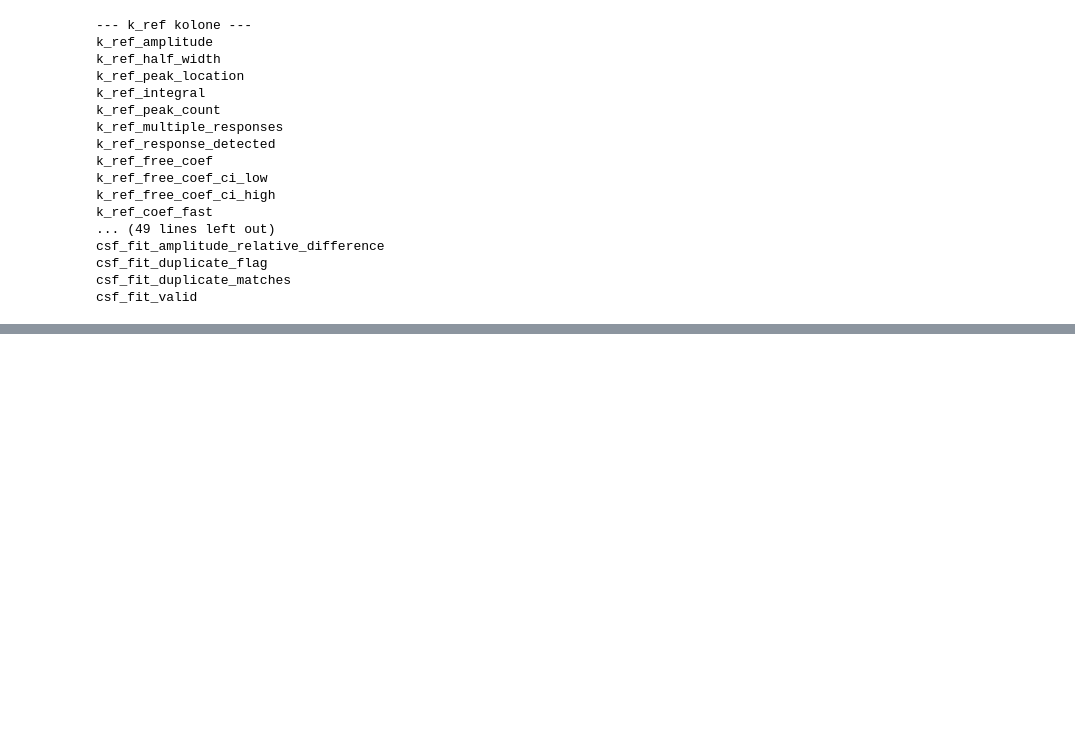
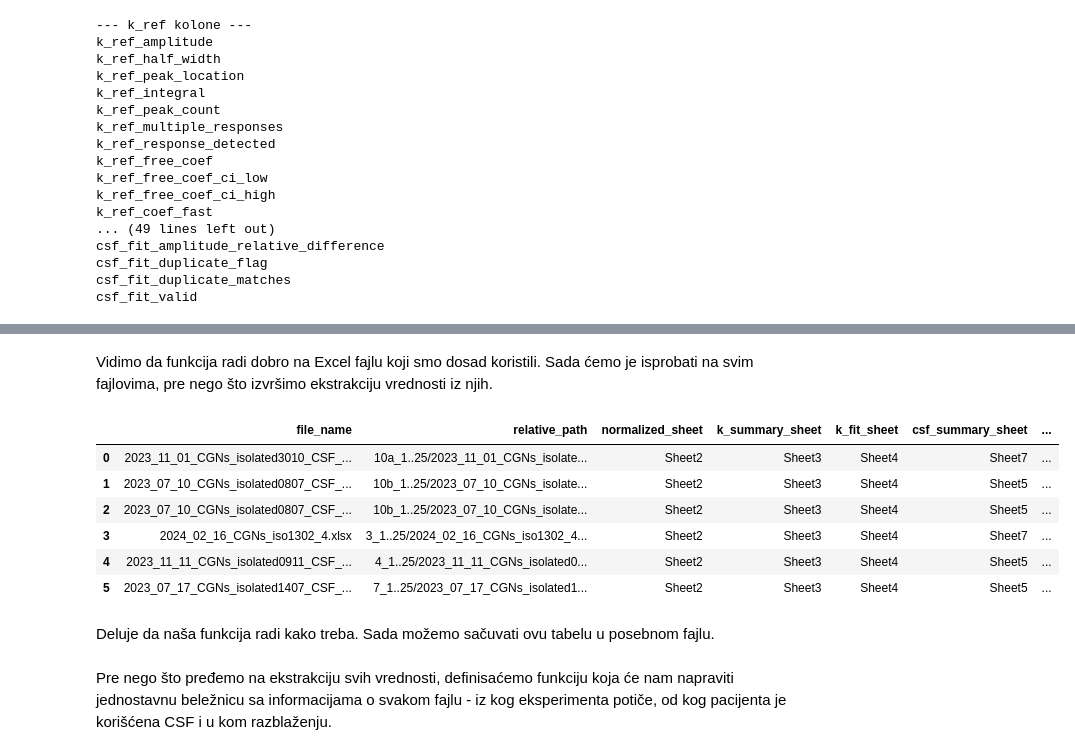
Before and after one commit to peraj-17/MasterProjekatPetarJ, a Jupyter notebook: notebooks/01_extract_features.ipynb, the cells around one changed output, grey strips where cells are left out. Cells and saved outputs as stored; diff of their text form; code cells hidden in the pictures; blank space fills up the shorter version.

```diff
--- a/notebooks/01_extract_features.ipynb
+++ b/notebooks/01_extract_features.ipynb
@@ -1483,0 +1506,12 @@ csf_fit_valid
+# %%
+def normalize_label(value) -> str:
+    """
+    Konvertuje oznaku lista u standardizovan niz sa malim slovima.
+
+    Ovako se izbegavaju problemi u poređenju oznaka poput
+    'prvi CSF', 'Prvi CSF ', itd.
+    """
+    if pd.isna(value):
+        return ""
+
+    return str(value).strip().lower()
@@ -1483,0 +1702,33 @@ csf_fit_valid
+# %% [markdown]
+Vidimo da funkcija radi dobro na Excel fajlu koji smo dosad koristili. Sada ćemo je isprobati na svim fajlovima, pre nego što izvršimo ekstrakciju vrednosti iz njih.
+# %%
+role_rows = []
+
+for path in xlsx_files:
+    roles = detect_relevant_sheets(path)
+
+    role_rows.append(
+        {
+            "file_name": path.name,
+            "relative_path": str(path.relative_to(UNPACKED_DIR)),
+            "normalized_sheet": roles["normalized_sheet"],
+            "k_summary_sheet": roles["k_summary_sheet"],
+            "k_fit_sheet": roles["k_fit_sheet"],
+            "csf_summary_sheet": roles["csf_summary_sheet"],
+            "csf_fit_sheet": roles["csf_fit_sheet"],
+            "all_fit_sheets": ", ".join(roles["all_fit_sheets"]),
+        }
+    )
+
+sheet_role_table = pd.DataFrame(role_rows)
+sheet_role_table
+# %% [output]
+|  | file_name | relative_path | normalized_sheet | k_summary_sheet | k_fit_sheet | csf_summary_sheet | ... |
+| 0 | 2023_11_01_CGNs_isolated3010_CSF_... | 10a_1..25/2023_11_01_CGNs_isolate... | Sheet2 | Sheet3 | Sheet4 | Sheet7 | ... |
+| 1 | 2023_07_10_CGNs_isolated0807_CSF_... | 10b_1..25/2023_07_10_CGNs_isolate... | Sheet2 | Sheet3 | Sheet4 | Sheet5 | ... |
+| 2 | 2023_07_10_CGNs_isolated0807_CSF_... | 10b_1..25/2023_07_10_CGNs_isolate... | Sheet2 | Sheet3 | Sheet4 | Sheet5 | ... |
+| 3 | 2024_02_16_CGNs_iso1302_4.xlsx | 3_1..25/2024_02_16_CGNs_iso1302_4... | Sheet2 | Sheet3 | Sheet4 | Sheet7 | ... |
+| 4 | 2023_11_11_CGNs_isolated0911_CSF_... | 4_1..25/2023_11_11_CGNs_isolated0... | Sheet2 | Sheet3 | Sheet4 | Sheet5 | ... |
+| 5 | 2023_07_17_CGNs_isolated1407_CSF_... | 7_1..25/2023_07_17_CGNs_isolated1... | Sheet2 | Sheet3 | Sheet4 | Sheet5 | ... |
+# %% [markdown]
+Deluje da naša funkcija radi kako treba. Sada možemo sačuvati ovu tabelu u posebnom fajlu.
@@ -1483,0 +1740,2 @@ csf_fit_valid
+# %% [markdown]
+Pre nego što pređemo na ekstrakciju svih vrednosti, definisaćemo funkciju koja će nam napraviti jednostavnu beležnicu sa informacijama o svakom fajlu - iz kog eksperimenta potiče, od kog pacijenta je korišćena CSF i u kom razblaženju.
```
Also changed, not shown: parts of 57 cells of this notebook, 11 other files.
